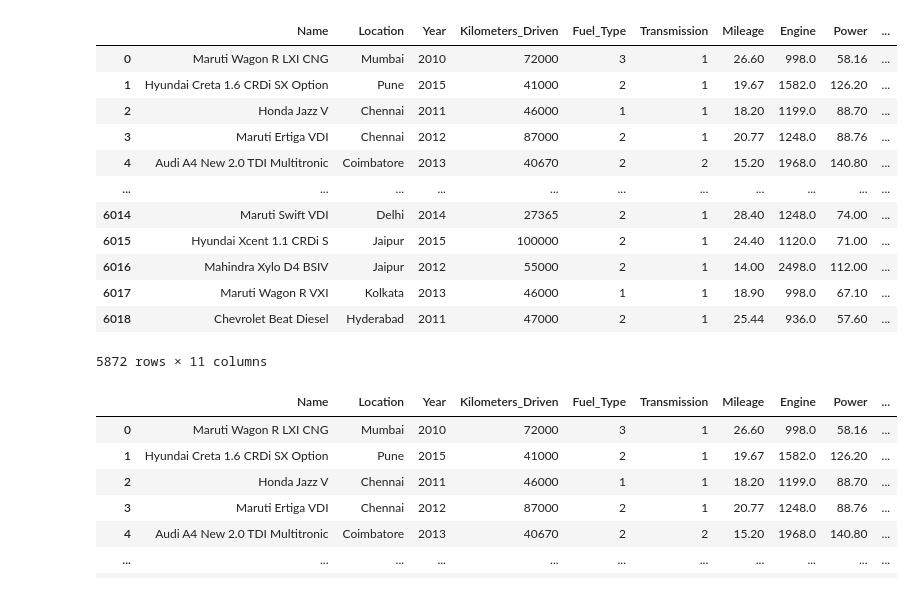
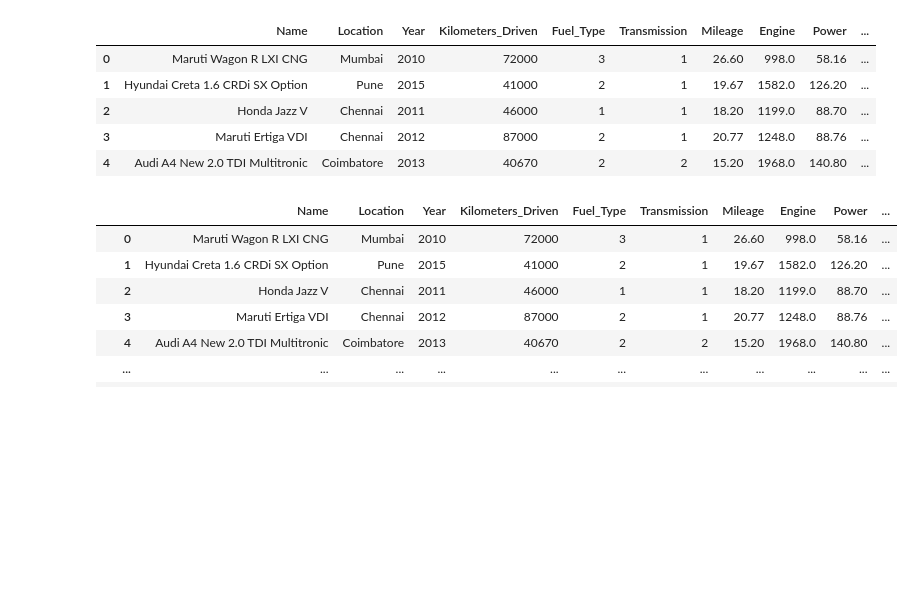
Before and after one commit to nikshingadiya/jupyter, a Jupyter notebook: Machine Learning/Regression/Car_prediction_part2.ipynb, the cells around one changed output. Cells and saved outputs as stored; diff of their text form; code cells hidden in the pictures; blank space fills up the shorter version.

```diff
--- a/Machine Learning/Regression/Car_prediction_part2.ipynb
+++ b/Machine Learning/Regression/Car_prediction_part2.ipynb
@@ -59,19 +73,12 @@ Mulit_df=Data_clean(data_train)
 # %%
-Mulit_df
+Mulit_df.head()
 # %% [output]
 |  | Name | Location | Year | Kilometers_Driven | Fuel_Type | Transmission | Mileage | Engine | Power | ... |
 | 0 | Maruti Wagon R LXI CNG | Mumbai | 2010 | 72000 | 3 | 1 | 26.60 | 998.0 | 58.16 | ... |
 | 1 | Hyundai Creta 1.6 CRDi SX Option | Pune | 2015 | 41000 | 2 | 1 | 19.67 | 1582.0 | 126.20 | ... |
 | 2 | Honda Jazz V | Chennai | 2011 | 46000 | 1 | 1 | 18.20 | 1199.0 | 88.70 | ... |
 | 3 | Maruti Ertiga VDI | Chennai | 2012 | 87000 | 2 | 1 | 20.77 | 1248.0 | 88.76 | ... |
 | 4 | Audi A4 New 2.0 TDI Multitronic | Coimbatore | 2013 | 40670 | 2 | 2 | 15.20 | 1968.0 | 140.80 | ... |
-| ... | ... | ... | ... | ... | ... | ... | ... | ... | ... | ... |
-| 6014 | Maruti Swift VDI | Delhi | 2014 | 27365 | 2 | 1 | 28.40 | 1248.0 | 74.00 | ... |
-| 6015 | Hyundai Xcent 1.1 CRDi S | Jaipur | 2015 | 100000 | 2 | 1 | 24.40 | 1120.0 | 71.00 | ... |
-| 6016 | Mahindra Xylo D4 BSIV | Jaipur | 2012 | 55000 | 2 | 1 | 14.00 | 2498.0 | 112.00 | ... |
-| 6017 | Maruti Wagon R VXI | Kolkata | 2013 | 46000 | 1 | 1 | 18.90 | 998.0 | 67.10 | ... |
-| 6018 | Chevrolet Beat Diesel | Hyderabad | 2011 | 47000 | 2 | 1 | 25.44 | 936.0 | 57.60 | ... |
-5872 rows × 11 columns
 # %%
 Mulit_df['Company']=Mulit_df['Name'].str.split(" ").apply(lambda x: str(x[0])).astype('str')
 # %%
```
Also changed, not shown: parts of 18 cells of this notebook, 19 other files.
